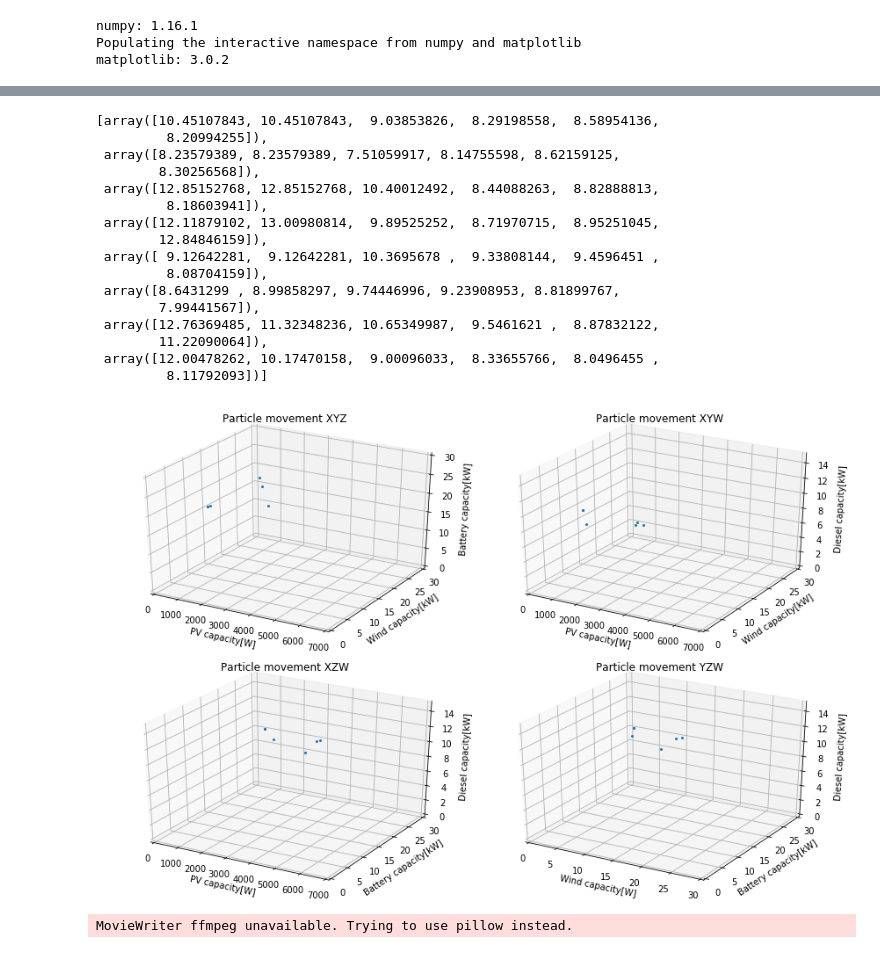
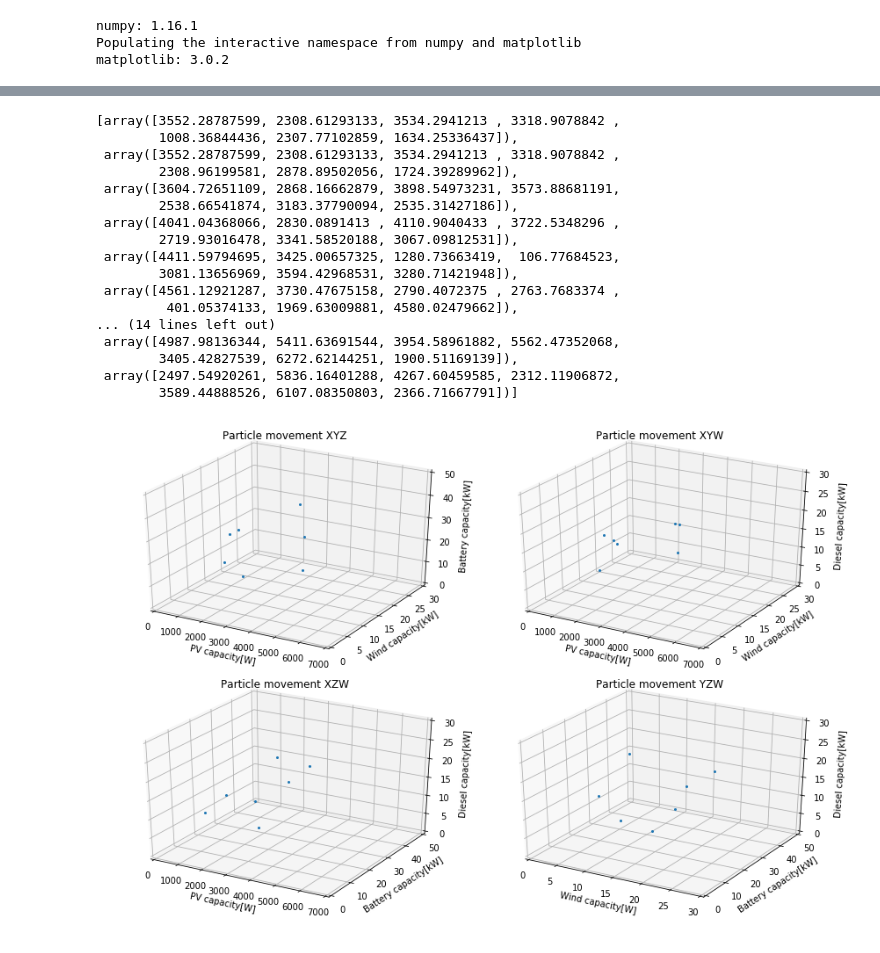
Before and after one commit to insideman02468/Miniconda, a Jupyter notebook: PSO/Microgrid optimization/In objective approach/PSO_pareto_visualization.ipynb, the cells around one changed output, grey strips where cells are left out. Saved outputs shown, nothing was run; the diff lists cells and outputs as text; code cells hidden in the pictures.

```diff
--- a/PSO/Microgrid optimization/In objective approach/PSO_pareto_visualization.ipynb
+++ b/PSO/Microgrid optimization/In objective approach/PSO_pareto_visualization.ipynb
@@ -13,8 +13,9 @@ numpy: 1.16.1
 Populating the interactive namespace from numpy and matplotlib
 matplotlib: 3.0.2
 # %%
-all_particle_data = np.load('Result/all_particle_data.npy')
-n_iterations = 6
-n_particles = 8
-#all_particle_data
+all_particle_data = np.load("Result/all_particle_data.npy")
+n_iterations = all_particle_data.shape[0]
+n_particles = all_particle_data.shape[1]
+print(all_particle_data)
+all_particle_data = all_particle_data.T
 # %% [output]
@@ -38,32 +39,35 @@ array([[[1.50094269e+03, 5.38895288e+00, 2.19188136e+01, 1.04510784e+01],
 # %%
-nfr = n_iterations # Number of frames
+nfr = n_iterations  # Number of frames
 fps = 1 # Frame per sec
 xs = []
 ys = []
 zs = []
 ws = []
-for particle in range(n_particles):
-    xs.append(all_particle_data.T[0][particle])
-    ys.append(all_particle_data.T[1][particle])
-    zs.append(all_particle_data.T[2][particle])
-    ws.append(all_particle_data.T[3][particle])
+for particle in range(n_iterations ):
+    xs.append(all_particle_data[0].T[particle])
+    ys.append(all_particle_data[1].T[particle])
+    zs.append(all_particle_data[2].T[particle])
+    ws.append(all_particle_data[3].T[particle])
+
+xs
 # %% [output]
-[array([10.45107843, 10.45107843,  9.03853826,  8.29198558,  8.58954136,
-         8.20994255]),
- array([8.23579389, 8.23579389, 7.51059917, 8.14755598, 8.62159125,
-        8.30256568]),
- array([12.85152768, 12.85152768, 10.40012492,  8.44088263,  8.82888813,
-         8.18603941]),
- array([12.11879102, 13.00980814,  9.89525252,  8.71970715,  8.95251045,
-        12.84846159]),
- array([ 9.12642281,  9.12642281, 10.3695678 ,  9.33808144,  9.4596451 ,
-         8.08704159]),
- array([8.6431299 , 8.99858297, 9.74446996, 9.23908953, 8.81899767,
-        7.99441567]),
- array([12.76369485, 11.32348236, 10.65349987,  9.5461621 ,  8.87832122,
-        11.22090064]),
- array([12.00478262, 10.17470158,  9.00096033,  8.33655766,  8.0496455 ,
-         8.11792093])]
+[array([3552.28787599, 2308.61293133, 3534.2941213 , 3318.9078842 ,
+        1008.36844436, 2307.77102859, 1634.25336437]),
+ array([3552.28787599, 2308.61293133, 3534.2941213 , 3318.9078842 ,
+        2308.96199581, 2878.89502056, 1724.39289962]),
+ array([3604.72651109, 2868.16662879, 3898.54973231, 3573.88681191,
+        2538.66541874, 3183.37790094, 2535.31427186]),
+ array([4041.04368066, 2830.0891413 , 4110.9040433 , 3722.5348296 ,
+        2719.93016478, 3341.58520188, 3067.09812531]),
+ array([4411.59794695, 3425.00657325, 1280.73663419,  106.77684523,
+        3081.13656969, 3594.42968531, 3280.71421948]),
+ array([4561.12921287, 3730.47675158, 2790.4072375 , 2763.7683374 ,
+         401.05374133, 1969.63009881, 4580.02479662]),
+... (14 lines left out)
+ array([4987.98136344, 5411.63691544, 3954.58961882, 5562.47352068,
+        3405.42827539, 6272.62144251, 1900.51169139]),
+ array([2497.54920261, 5836.16401288, 4267.60459585, 2312.11906872,
+        3589.44888526, 6107.08350803, 2366.71667791])]
 # %%
 fig = plt.figure(figsize=(12, 8))
 
@@ -71,7 +75,7 @@ ax1 = fig.add_subplot(221, projection='3d')
 sct1, = ax1.plot([], [], [], "o", markersize=2)
 ax1.set_xlim(0,7000)
 ax1.set_ylim(0,30)
-ax1.set_zlim(0,30)
+ax1.set_zlim(0,50)
 ax1.set_xlabel('PV capacity[W]')
 ax1.set_ylabel('Wind capacity[kW]')
 ax1.set_zlabel('Battery capacity[kW]')
@@ -81,7 +85,7 @@ ax2 = fig.add_subplot(222, projection='3d')
 sct2, = ax2.plot([], [], [], "o", markersize=2)
 ax2.set_xlim(0,7000)
 ax2.set_ylim(0,30)
-ax2.set_zlim(0,15)
+ax2.set_zlim(0,30)
 ax2.set_xlabel('PV capacity[W]')
 ax2.set_ylabel('Wind capacity[kW]')
 ax2.set_zlabel('Diesel capacity[kW]')
@@ -89,43 +93,38 @@ ax2.set_title('Particle movement XYW')
 
 ax3 = fig.add_subplot(223, projection='3d')
 sct3, = ax3.plot([], [], [], "o", markersize=2)
 ax3.set_xlim(0,7000)
-ax3.set_ylim(0,30)
-ax3.set_zlim(0,15)
+ax3.set_ylim(0,50)
+ax3.set_zlim(0,30)
 ax3.set_xlabel('PV capacity[W]')
 ax3.set_ylabel('Battery capacity[kW]')
 ax3.set_zlabel('Diesel capacity[kW]')
 ax3.set_title('Particle movement XZW')
 
 ax4 = fig.add_subplot(224, projection='3d')
 sct4, = ax4.plot([], [], [], "o", markersize=2)
 ax4.set_xlim(0,30)
-ax4.set_ylim(0,30)
-ax4.set_zlim(0,15)
+ax4.set_ylim(0,50)
+ax4.set_zlim(0,30)
 ax4.set_xlabel('Wind capacity[W]')
 ax4.set_ylabel('Battery capacity[kW]')
 ax4.set_zlabel('Diesel capacity[kW]')
 ax4.set_title('Particle movement YZW')
 
 def update(ifrm, xa, ya, za, wa):
     sct1.set_data(xa[ifrm], ya[ifrm])
     sct1.set_3d_properties(za[ifrm])
     sct2.set_data(xa[ifrm], ya[ifrm])
     sct2.set_3d_properties(wa[ifrm])
     sct3.set_data(xa[ifrm], za[ifrm])
     sct3.set_3d_properties(wa[ifrm])
     sct4.set_data(ya[ifrm], za[ifrm])
     sct4.set_3d_properties(wa[ifrm])
 
 plt.tight_layout()
 ani = animation.FuncAnimation(fig, update, nfr, fargs=(xs,ys,zs,ws), interval=1000/fps)
 # %% [output]
-[figure, old version]
+[figure, new version]
-# %%
-fn = 'Result/plot_3d_scatter_funcanimation'
-ani.save(fn+'.gif',fps=fps)
-# %% [output]
-MovieWriter ffmpeg unavailable. Trying to use pillow instead.
 # %%
 s = ani.to_jshtml()
 with open( 'Result/plot_3d_scatter_funcanimation.html', 'w') as f:
```
Also changed, not shown: parts of 1 cell of this notebook, 9 other files.
